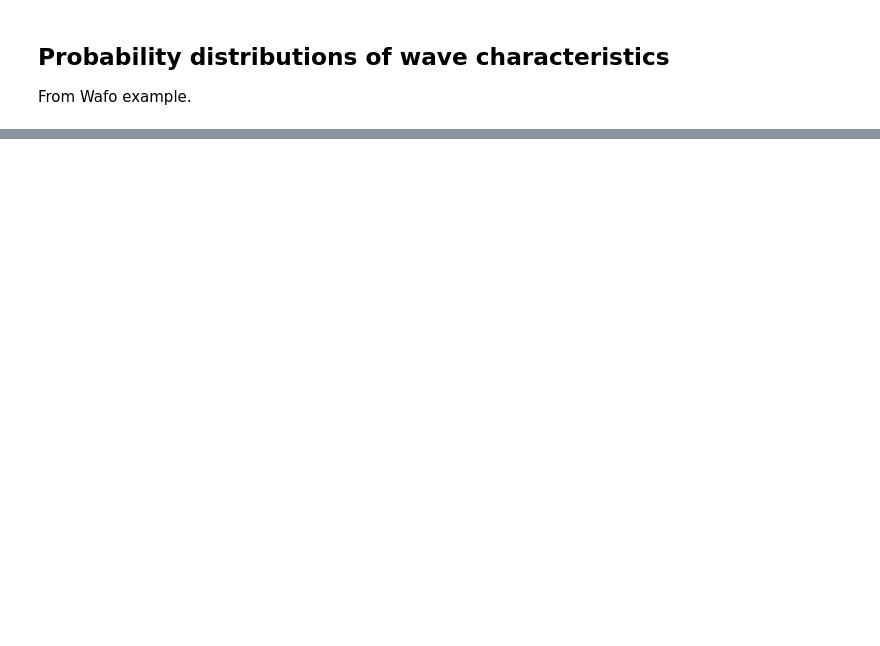
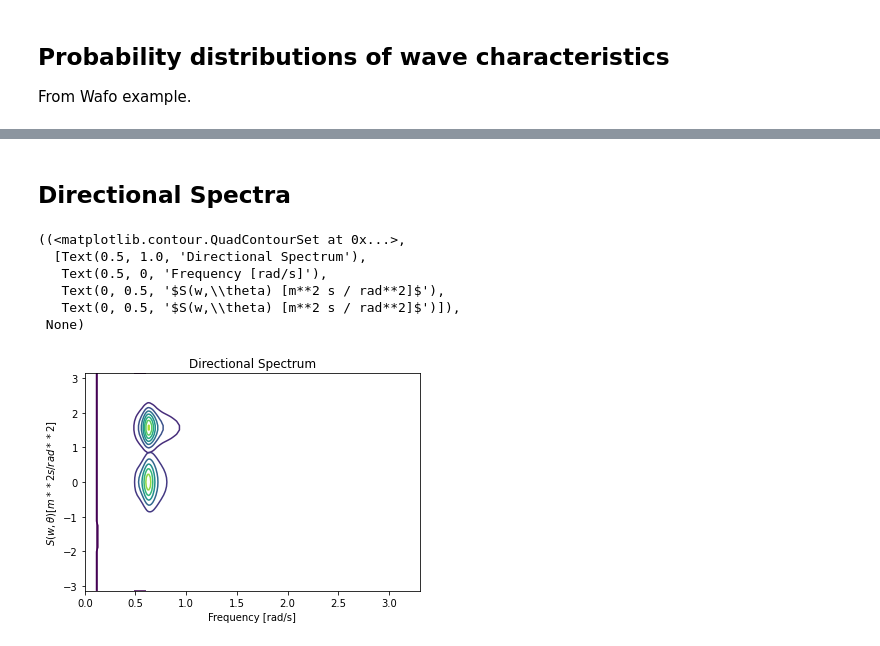
Before and after one commit to famiuer/EnvironmentalStudy, a Jupyter notebook: Examples/3 Wave.ipynb, the cells around one changed output, grey strips where cells are left out. Cells and saved outputs as stored; diff of their text form; code cells hidden in the pictures; blank space fills up the shorter version.

Commit message:
Add wafo wave examples

```diff
--- a/Examples/3 Wave.ipynb
+++ b/Examples/3 Wave.ipynb
@@ -180,0 +182,24 @@ plt.axis([0, 10, 0, 0.35])
+# %% [markdown]
+## Directional Spectra
+# %%
+import numpy as np
+plotflag = 1
+Nt = 101;   # number of angles
+th0 = np.pi / 2; # primary direction of waves
+Sp = 20;   # spreading parameter
+
+D1 = wsm.Spreading(type='cos', theta0=th0, method=None) # frequency independent
+D12 = wsm.Spreading(type='cos', theta0=0, method='mitsuyasu') # frequency dependent
+
+SD1 = D1.tospecdata2d(JSdat)
+SD12 = D12.tospecdata2d(JSdat)
+SD1.plot()
+SD12.plot()#linestyle='dashdot')
+# %% [output]
+((<matplotlib.contour.QuadContourSet at 0x...>,
+  [Text(0.5, 1.0, 'Directional Spectrum'),
+   Text(0.5, 0, 'Frequency [rad/s]'),
+   Text(0, 0.5, '$S(w,\\theta) [m**2 s / rad**2]$'),
+   Text(0, 0.5, '$S(w,\\theta) [m**2 s / rad**2]$')]),
+ None)
+[figure, added]
```
Also changed, not shown: parts of 6 cells of this notebook.
